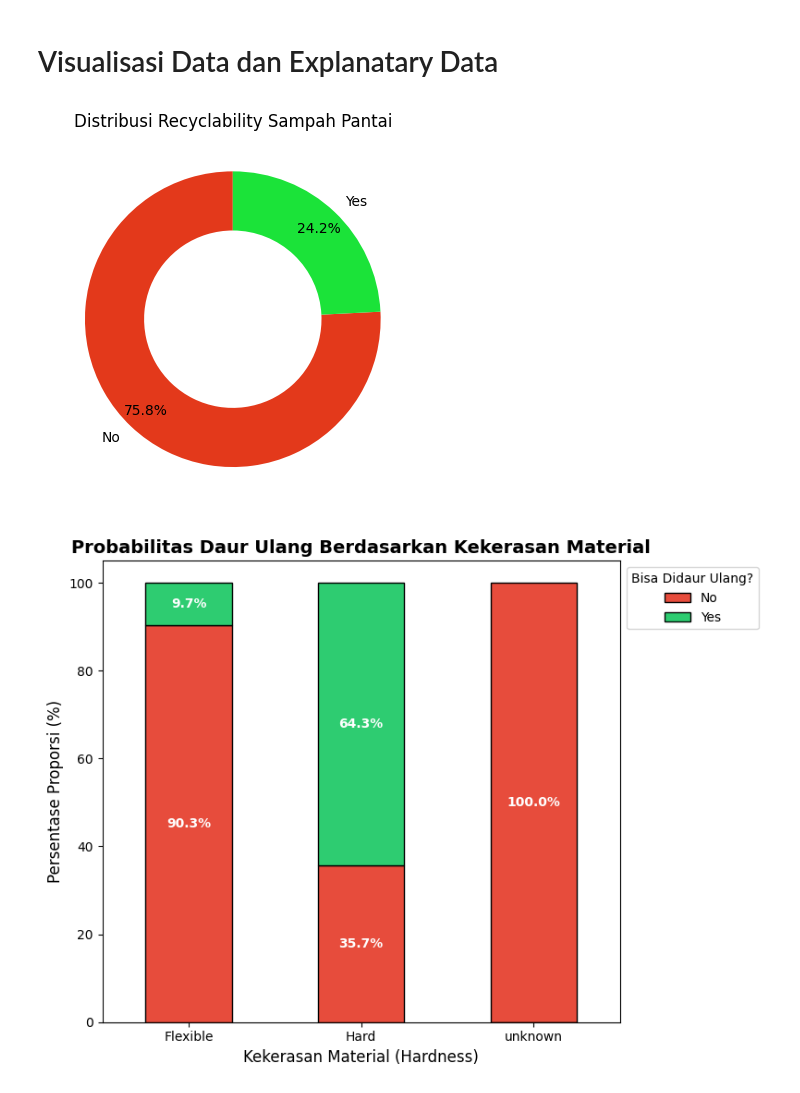
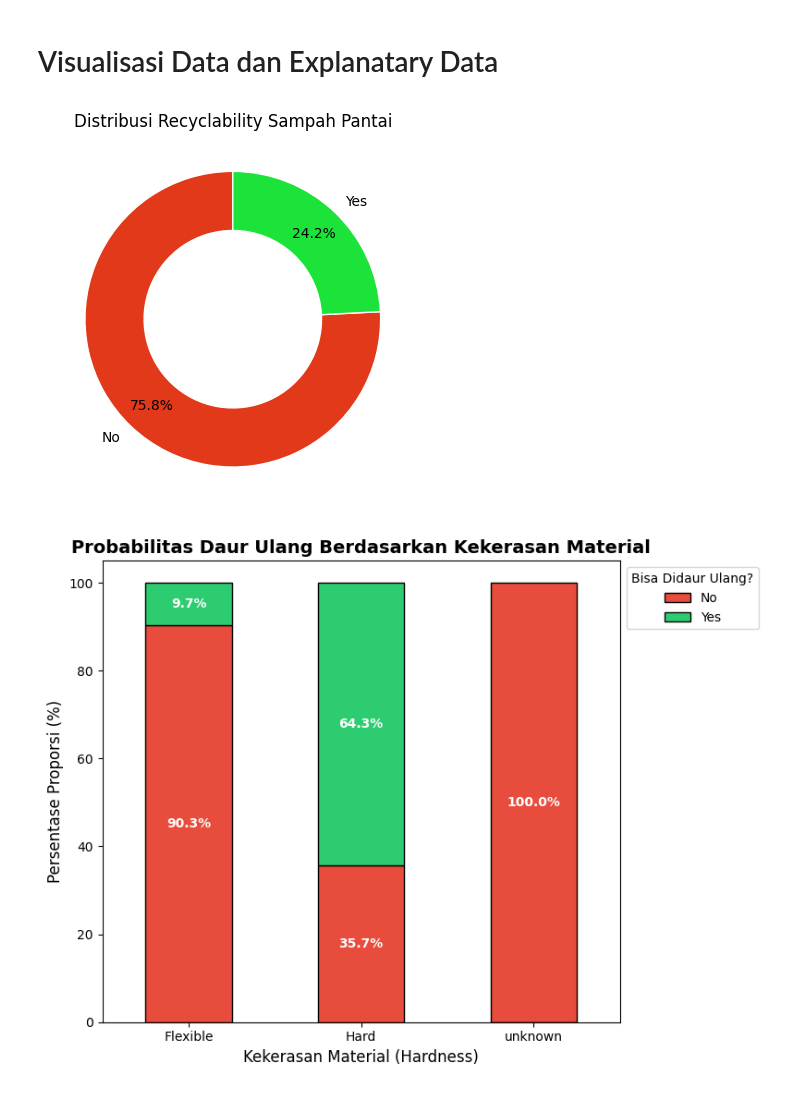
Before and after one commit to rafibakhtiarr/CapstoneDS, a Jupyter notebook: capstone.ipynb, the cells around one changed output. Drawn from its saved outputs; the diff is of its cells as text; code cells hidden in the pictures.

```diff
--- a/capstone.ipynb
+++ b/capstone.ipynb
@@ -693,15 +699,25 @@ Korelasi antara Hardness (Hard) dan Recyclability (Yes): 0.5688
 # %%
 """
 1. VISUALISASI PIE CHART: Rasio Recyclable vs Non-Recyclable
 """
 plt.figure()
-plt.pie(rasio_recyclable, labels=rasio_recyclable.index, autopct='%1.1f%%',
-        wedgeprops={'width':0.4}, startangle=90,pctdistance=0.85,
-        colors=['#E3391B', "#1BE339"])
+plt.pie(
+    rasio_recyclable,
+    labels=rasio_recyclable.index,
+    autopct='%1.1f%%',
+    startangle=90,
+    pctdistance=0.8,
+    colors=['#E3391B', '#1BE339'],
+    wedgeprops={
+        'width': 0.4,
+        'edgecolor': 'white'
+    }
+)
+
 plt.title('Distribusi Recyclability Sampah Pantai')
 plt.show()
 # %% [output]
-[figure, old version]
+[figure, new version]
 # %%
 """
 2.  VISUALISASI BAR CHART: Pengaruh Karakteristik Material terhadap Recyclability
```
Also changed, not shown: parts of 13 cells of this notebook, 5 other files.
